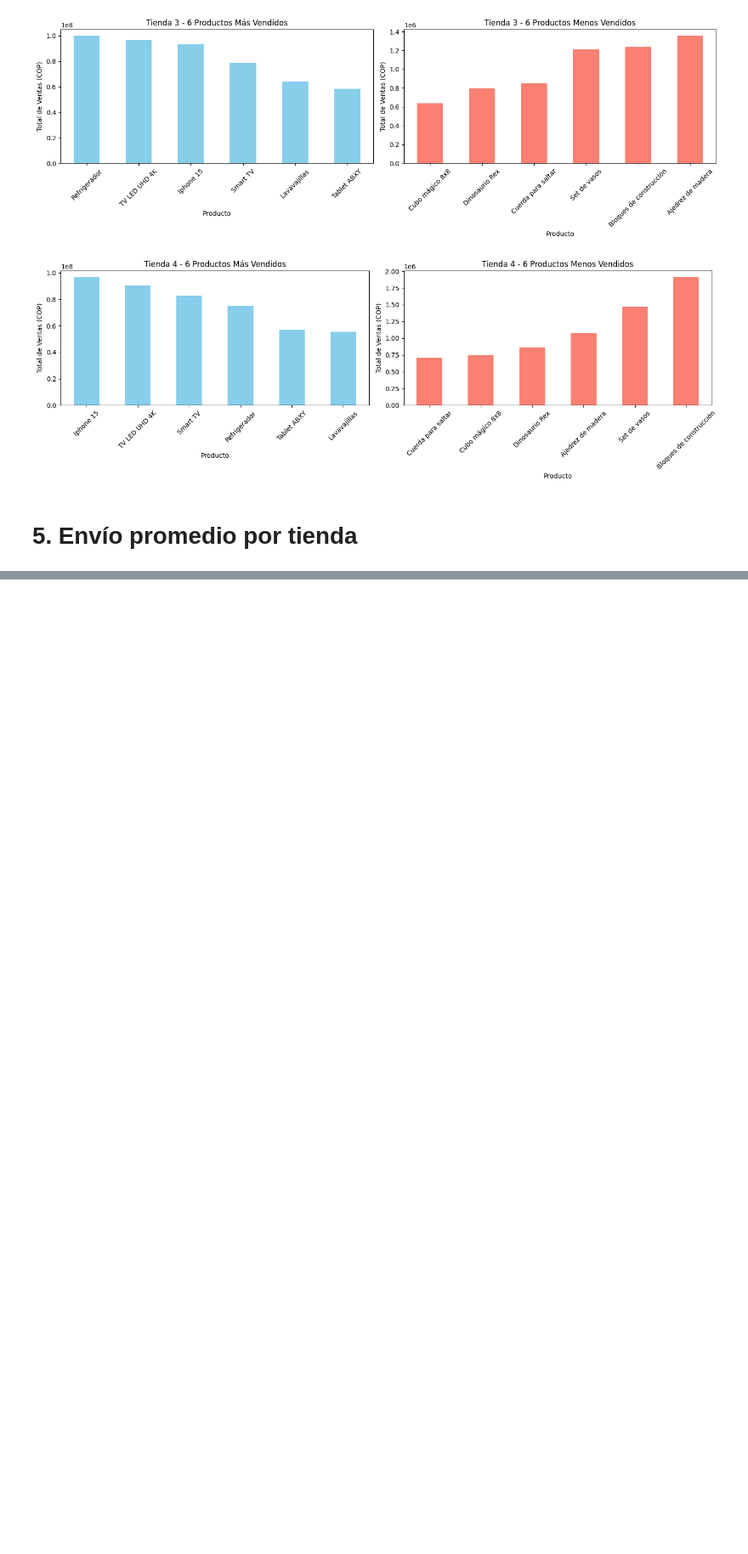
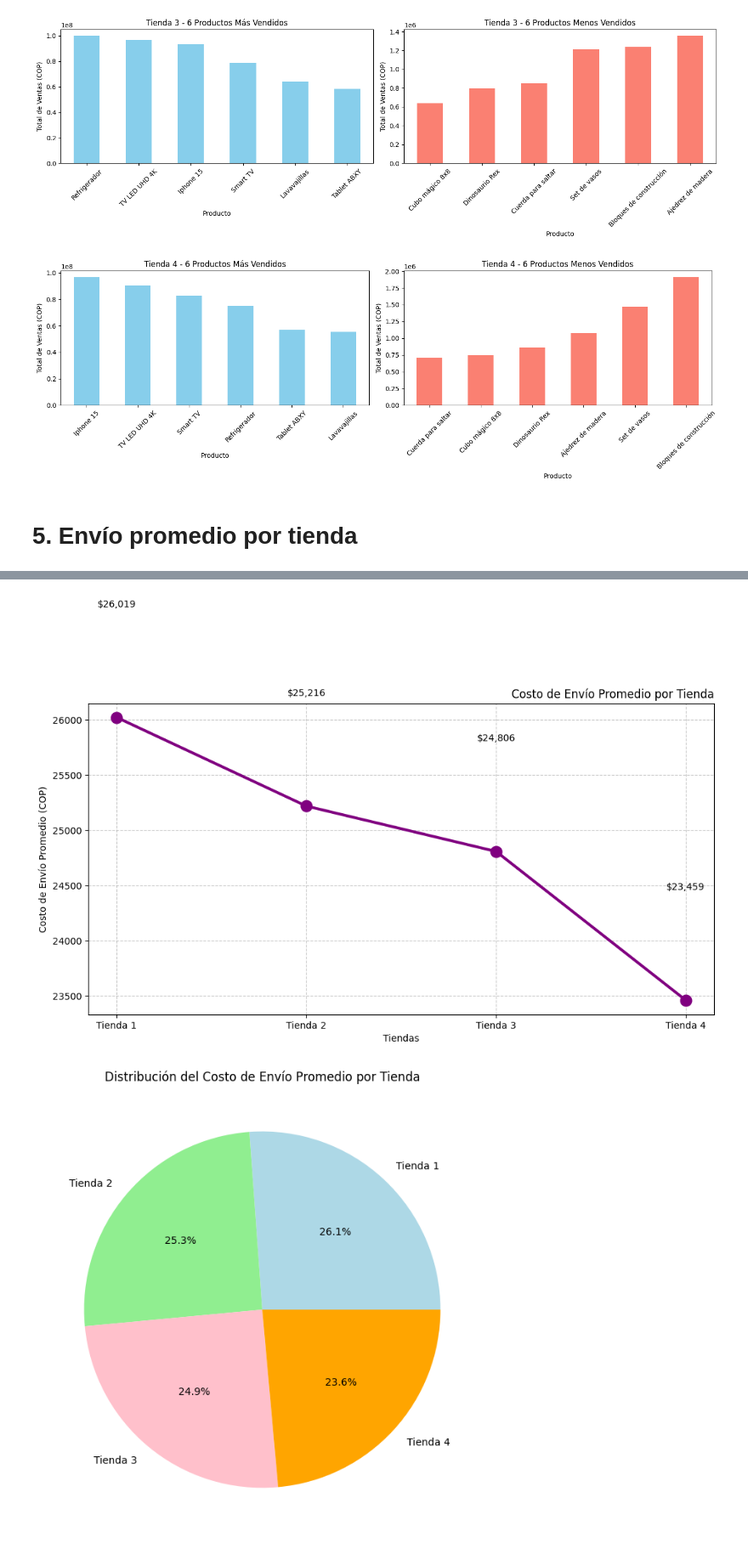
Before and after one commit to willian-ai/challenge1-data-science-latam-main, a Jupyter notebook: AluraStoreLatam.ipynb, the cells around one changed output, grey strips where cells are left out. Shown at 85% size. Drawn from its saved outputs; the diff is of its cells as text; code cells hidden in the pictures; blank space fills up the shorter version.

```diff
--- a/AluraStoreLatam.ipynb
+++ b/AluraStoreLatam.ipynb
@@ -406,0 +440,42 @@ tienda4.head()
+# %%
+# Visualización alternativa usando un gráfico de líneas con marcadores
+plt.figure(figsize=(12, 6))
+plt.plot(envios_promedio['Tienda'], envios_promedio['Costo de envío promedio'],
+         marker='o', linewidth=3, markersize=12, color='purple')
+plt.title('Costo de Envío Promedio por Tienda', loc="right")
+plt.ylabel('Costo de Envío Promedio (COP)')
+plt.xlabel('Tiendas')
+plt.grid(True, linestyle='--', alpha=0.7)
+
+# Agregar etiquetas de valor sobre cada punto
+for i, v in enumerate(envios_promedio['Costo de envío promedio']):
+    plt.text(i, v + 1000, f'${v:,.0f}', ha='center')
+
+plt.show()
+
+# Visualización alternativa usando un gráfico circular (pie)
+plt.figure(figsize=(10, 8))
+plt.pie(envios_promedio['Costo de envío promedio'],
+        labels=envios_promedio['Tienda'],
+        autopct='%1.1f%%',
+        colors=['lightblue', 'lightgreen', 'pink', 'orange'])
+plt.title('Distribución del Costo de Envío Promedio por Tienda')
+plt.show()
+
+# Visualización alternativa usando un gráfico de radar
+angles = np.linspace(0, 2*np.pi, len(envios_promedio['Tienda']), endpoint=False)
+values = envios_promedio['Costo de envío promedio'].values
+values = np.concatenate((values,[values[0]]))  # Cerrar el polígono
+angles = np.concatenate((angles,[angles[0]]))  # Cerrar el polígono
+
+fig = plt.figure(figsize=(8, 8))
+ax = fig.add_subplot(111, polar=True)
+ax.plot(angles, values, 'o-', linewidth=2)
+ax.fill(angles, values, alpha=0.25)
+ax.set_xticks(angles[:-1])
+ax.set_xticklabels(envios_promedio['Tienda'])
+plt.title('Gráfico Radar - Costo de Envío Promedio por Tienda')
+plt.show()
+# %% [output]
+[figure, added]
+[figure, added]
```
Also changed, not shown: parts of 3 cells of this notebook.
